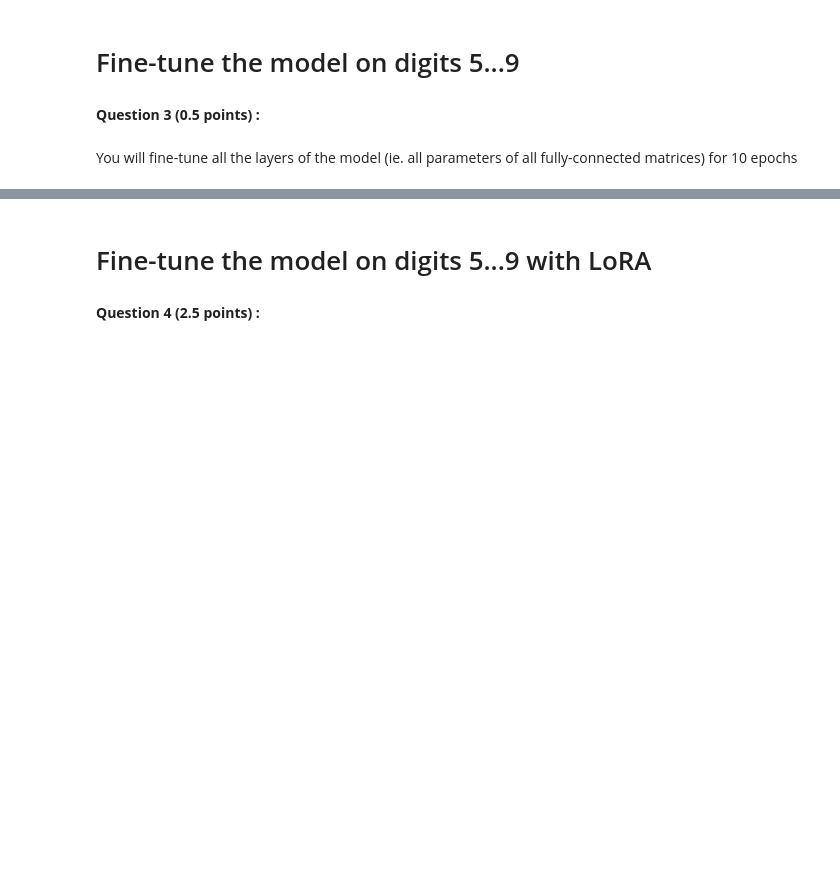
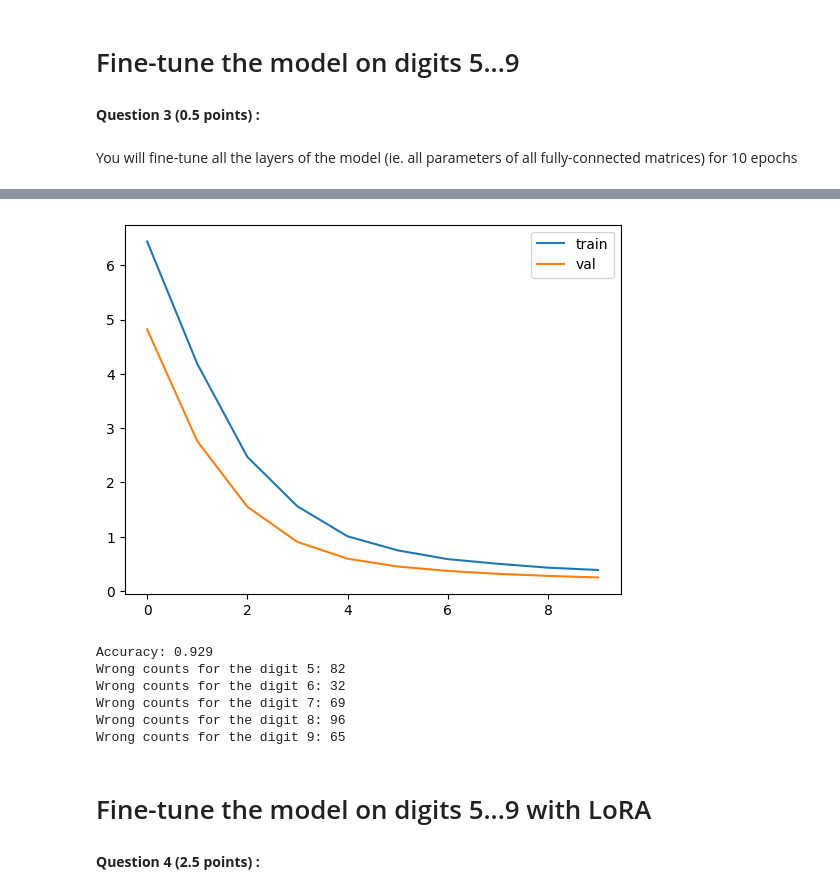
Before and after one commit to Chia-Tien-Tang/Deep-Learning-in-Practice_Assignment, a Jupyter notebook: TP4/TP4_LoRA.ipynb, the cells around one changed output, grey strips where cells are left out. Drawn from its saved outputs; the diff is of its cells as text; code cells hidden in the pictures; blank space fills up the shorter version.

```diff
--- a/TP4/TP4_LoRA.ipynb
+++ b/TP4/TP4_LoRA.ipynb
@@ -219,9 +240,9 @@ plot_losses(train_loss_lst,val_loss_lst)
 # %%
 # save the model
-path1=...
+path1 = '/content/drive/My Drive/full_model.pth'
 torch.save(net,path1)
 
-path2=...
+path2 = '/content/drive/My Drive/state_dict_model.pth'
 # Save the state dictionary
 torch.save(net.state_dict(), path2)
 # %% [markdown]
@@ -299,6 +320,8 @@ __Question 1 (0.25 points) :__
 # create a mask to filter indices for each label, retrieve digits 5...9
 #######
 #TO-DO#
+train_mask_subset2 = torch.tensor([label in range(5, 10) for label in mnist_train.targets])
+test_mask_subset2 = torch.tensor([label in range(5, 10) for label in mnist_test.targets])
 #######
 
 # Create Subset datasets for train, validation, and test
@@ -336,0 +364,5 @@ You will fine-tune all the layers of the model (ie. all parameters of all fully-
+# %%
+#######
+#TO-DO#
+train_loss_lst_subset2, val_loss_lst_subset2 = train(train_loader_subset2, val_loader_subset2, "subset2", net, epochs=10)
+#######
@@ -337,15 +383,26 @@ You will fine-tune all the layers of the model (ie. all parameters of all fully-
 # %%
 #plot the train and validation losses
 #######
 #TO-DO#
+plot_losses(train_loss_lst_subset2, val_loss_lst_subset2)
 #######
+# %% [output]
+[figure, added]
 # %%
 #test accuracy of fine-tuned model on digits 5...9
 # & save this number into a variable, we will need it for final plot
 
 #######
 #TO-DO#
+test_accuracy_finetuned_subset2 = test(test_loader_subset2, "subset2", net, {i: 0 for i in range(5, 10)})
 #######
+# %% [output]
+Accuracy: 0.929
+Wrong counts for the digit 5: 82
+Wrong counts for the digit 6: 32
+Wrong counts for the digit 7: 69
+Wrong counts for the digit 8: 96
+Wrong counts for the digit 9: 65
 # %% [markdown]
 # Fine-tune the model on digits 5...9 with LoRA
 # %% [markdown]
```
Also changed, not shown: parts of 23 cells of this notebook.
